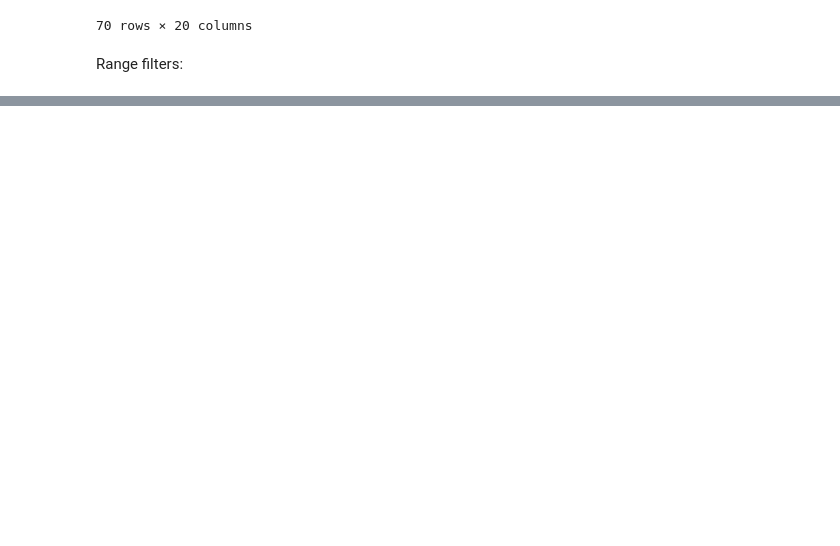
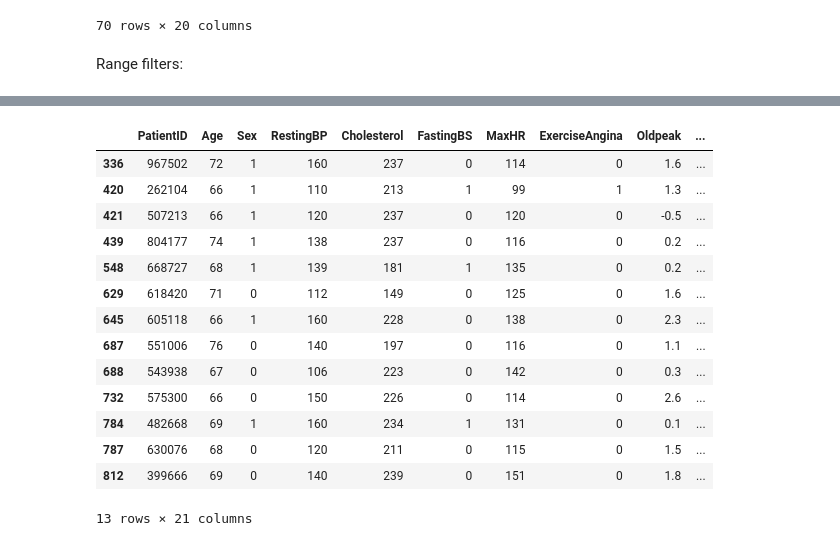
Before and after one commit to joshgitneve/heart-disease-analysis, a Jupyter notebook: heart_disease_exploration.ipynb, the cells around one changed output, grey strips where cells are left out. Drawn from its saved outputs; the diff is of its cells as text; code cells hidden in the pictures; blank space fills up the shorter version.

```diff
--- a/heart_disease_exploration.ipynb
+++ b/heart_disease_exploration.ipynb
@@ -571,0 +749,6 @@ df[df['Cholesterol'].between(200, 300)]
+# %%
+at_risk = df[(df['Age'] > 50) &
+             (df['Cholesterol'] < df['Cholesterol'].mean()) &
+             (df['HeartDisease'] == 0)].copy()
+print(f"At risk patients: {len(at_risk)}")
+at_risk.head()
@@ -571,0 +860,4 @@ df[df['Cholesterol'].between(200, 300)]
+# %%
+at_risk['RiskLevel'] = 'Moderate' # add new column and set all to moderate as default
+at_risk.loc[at_risk['Age'] > 65, 'RiskLevel'] = 'High' # label those over 65 as high in that column
+at_risk.head()
@@ -571,0 +874,13 @@ df[df['Cholesterol'].between(200, 300)]
+# %%
+import numpy as np
+
+conditions = [
+    at_risk['Age'] > 65,
+    at_risk['Age'].between(55, 65),
+    at_risk['Age'] <= 55
+]
+choices = ['High', 'Moderate', 'Lower']
+
+at_risk['RiskLevel'] = np.select(conditions, choices, default='Unknown')
+
+at_risk.head(10)
@@ -571,0 +900,18 @@ df[df['Cholesterol'].between(200, 300)]
+# %%
+at_risk[at_risk['Age'] > 65]
+# %% [output]
+|  | PatientID | Age | Sex | RestingBP | Cholesterol | FastingBS | MaxHR | ExerciseAngina | Oldpeak | ... |
+| 336 | 967502 | 72 | 1 | 160 | 237 | 0 | 114 | 0 | 1.6 | ... |
+| 420 | 262104 | 66 | 1 | 110 | 213 | 1 | 99 | 1 | 1.3 | ... |
+| 421 | 507213 | 66 | 1 | 120 | 237 | 0 | 120 | 0 | -0.5 | ... |
+| 439 | 804177 | 74 | 1 | 138 | 237 | 0 | 116 | 0 | 0.2 | ... |
+| 548 | 668727 | 68 | 1 | 139 | 181 | 1 | 135 | 0 | 0.2 | ... |
+| 629 | 618420 | 71 | 0 | 112 | 149 | 0 | 125 | 0 | 1.6 | ... |
+| 645 | 605118 | 66 | 1 | 160 | 228 | 0 | 138 | 0 | 2.3 | ... |
+| 687 | 551006 | 76 | 0 | 140 | 197 | 0 | 116 | 0 | 1.1 | ... |
+| 688 | 543938 | 67 | 0 | 106 | 223 | 0 | 142 | 0 | 0.3 | ... |
+| 732 | 575300 | 66 | 0 | 150 | 226 | 0 | 114 | 0 | 2.6 | ... |
+| 784 | 482668 | 69 | 1 | 160 | 234 | 1 | 131 | 0 | 0.1 | ... |
+| 787 | 630076 | 68 | 0 | 120 | 211 | 0 | 115 | 0 | 1.5 | ... |
+| 812 | 399666 | 69 | 0 | 140 | 239 | 0 | 151 | 0 | 1.8 | ... |
+13 rows × 21 columns
```
Also changed, not shown: parts of 43 cells of this notebook, 7 other files.
